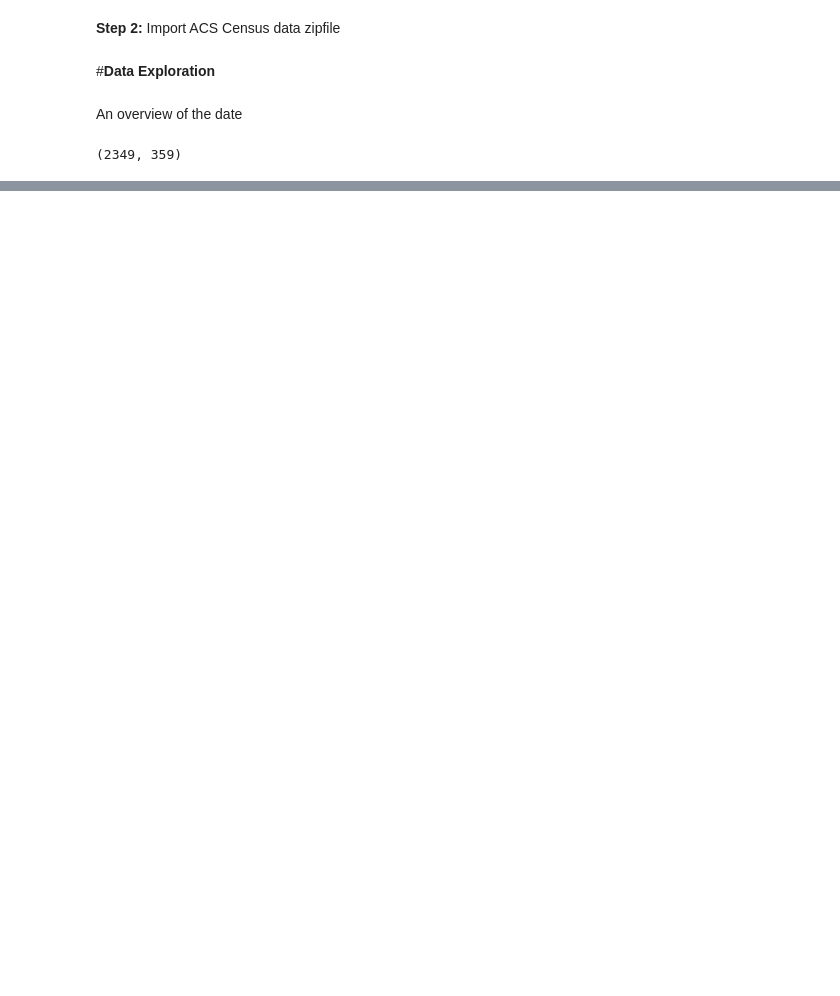
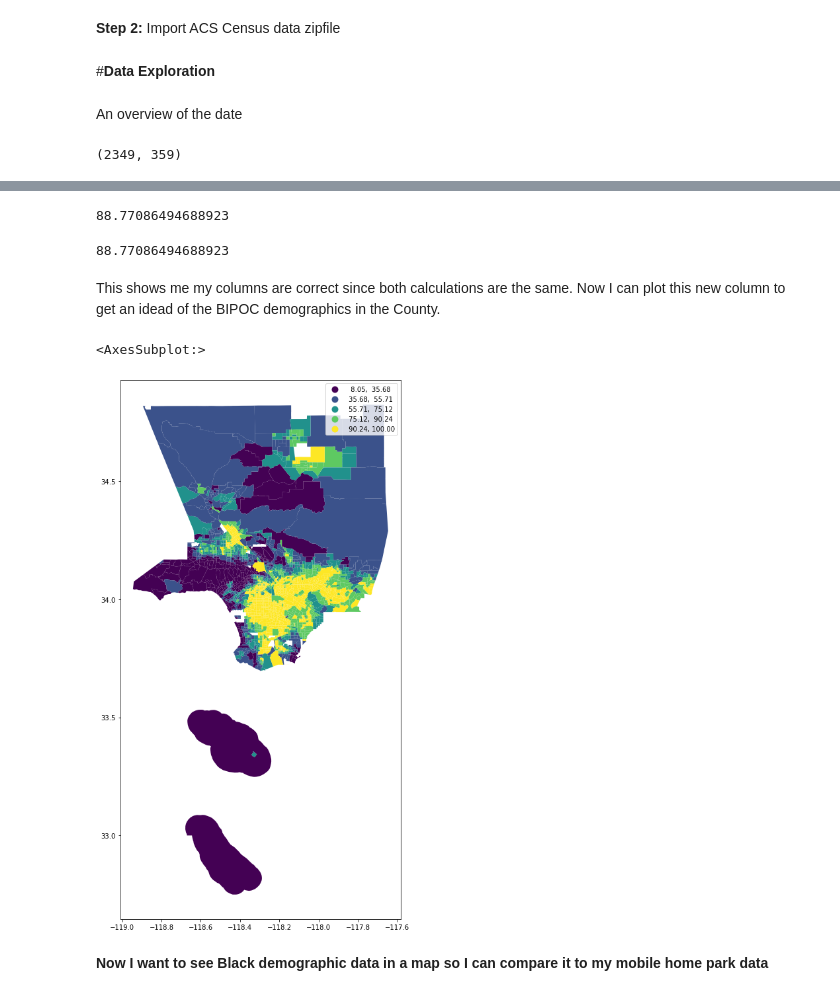
Before and after one commit to paotirado/up206-paola, a Jupyter notebook: Week 2/Week3GroupAssignment.ipynb, the cells around one changed output, grey strips where cells are left out. Saved outputs shown, nothing was run; the diff lists cells and outputs as text; code cells hidden in the pictures; blank space fills up the shorter version.

```diff
--- a/Week 2/Week3GroupAssignment.ipynb
+++ b/Week 2/Week3GroupAssignment.ipynb
@@ -48,0 +315,2 @@ race.tail()
+# %%
+race_['Percent Non white'] = race_['Percent Non Hispanic Black'] + race_['Percent Non Hispanic Native Hawaiian and Other Pacific Islander'] + race_['Percent Non Hispanic Asian'] + race_['Percent Non Hispanic Some other race'] + race_['Percent Non Hispanic Two or more races'] + race_['Percent Hispanic'] + race_['Percent Non Hispanic American Indian and Alaska Native']
@@ -48,0 +334,26 @@ race.tail()
+# %%
+percent_random_tract.iloc[0]['Percent Non white']
+# %% [output]
+88.77086494688923
+# %%
+(percent_random_tract.iloc[0]['Percent Non Hispanic Black'] +
+      percent_random_tract.iloc[0]['Percent Non Hispanic Native Hawaiian and Other Pacific Islander'] +
+      percent_random_tract.iloc[0]['Percent Non Hispanic Asian'] +
+      percent_random_tract.iloc[0]['Percent Non Hispanic Some other race'] +
+      percent_random_tract.iloc[0]['Percent Non Hispanic Two or more races'] +
+      percent_random_tract.iloc[0]['Percent Hispanic'] +
+      percent_random_tract.iloc[0]['Percent Non Hispanic American Indian and Alaska Native'])
+# %% [output]
+88.77086494688923
+# %% [markdown]
+This shows me my columns are correct since both calculations are the same. Now I can plot this new column to get an idead of the BIPOC demographics in the County.
+# %%
+race_.plot(figsize=(20,15),
+                 column='Percent Non white',
+                 legend=True,
+                 scheme='NaturalBreaks')
+# %% [output]
+<AxesSubplot:>
+[figure, added]
+# %% [markdown]
+**Now I want to see Black demographic data in a map so I can compare it to my mobile home park data**
```
Also changed, not shown: parts of 51 cells of this notebook.
